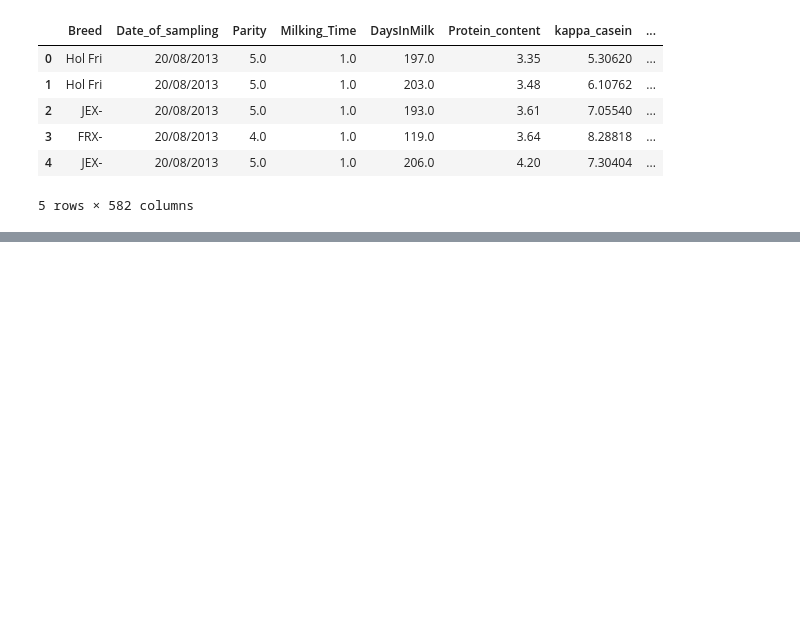
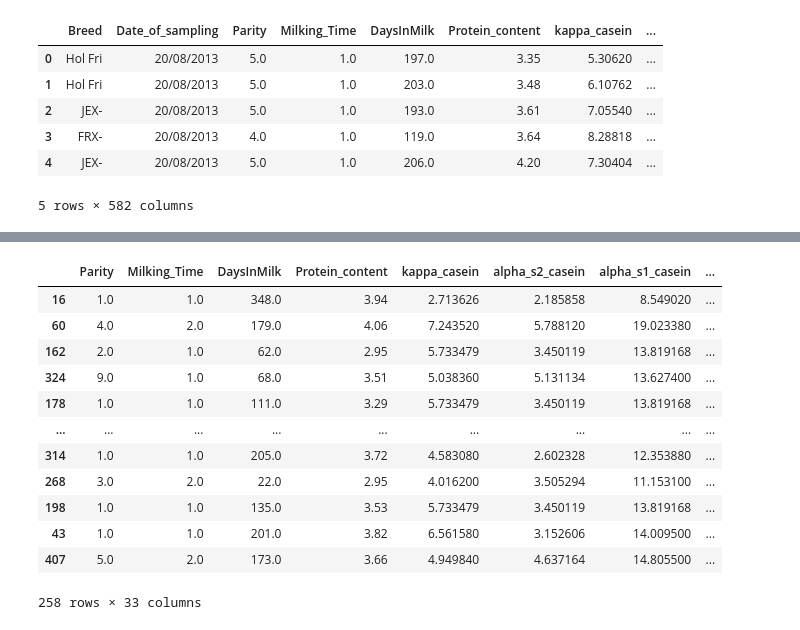
Before and after one commit to avd1729/Milky-way-of-Deep-Learning, a Jupyter notebook: Milky-way-of-Deep-Learning/notebooks/β Lactoglobulin B/notebook.ipynb, the cells around one changed output, grey strips where cells are left out. Saved outputs shown, nothing was run; the diff lists cells and outputs as text; code cells hidden in the pictures; blank space fills up the shorter version.

```diff
--- a/Milky-way-of-Deep-Learning/notebooks/β Lactoglobulin B/notebook.ipynb
+++ b/Milky-way-of-Deep-Learning/notebooks/β Lactoglobulin B/notebook.ipynb
@@ -40,0 +91,21 @@ data.head()
+# %%
+from sklearn.model_selection import train_test_split
+
+X_train_full, X_test, y_train_full, y_test = train_test_split(X, y, test_size=0.2, random_state=42)
+X_train, X_valid, y_train, y_valid = train_test_split(X_train_full, y_train_full, test_size=0.25, random_state=42)
+# %%
+X_train
+# %% [output]
+|  | Parity | Milking_Time | DaysInMilk | Protein_content | kappa_casein | alpha_s2_casein | alpha_s1_casein | ... |
+| 16 | 1.0 | 1.0 | 348.0 | 3.94 | 2.713626 | 2.185858 | 8.549020 | ... |
+| 60 | 4.0 | 2.0 | 179.0 | 4.06 | 7.243520 | 5.788120 | 19.023380 | ... |
+| 162 | 2.0 | 1.0 | 62.0 | 2.95 | 5.733479 | 3.450119 | 13.819168 | ... |
+| 324 | 9.0 | 1.0 | 68.0 | 3.51 | 5.038360 | 5.131134 | 13.627400 | ... |
+| 178 | 1.0 | 1.0 | 111.0 | 3.29 | 5.733479 | 3.450119 | 13.819168 | ... |
+| ... | ... | ... | ... | ... | ... | ... | ... | ... |
+| 314 | 1.0 | 1.0 | 205.0 | 3.72 | 4.583080 | 2.602328 | 12.353880 | ... |
+| 268 | 3.0 | 2.0 | 22.0 | 2.95 | 4.016200 | 3.505294 | 11.153100 | ... |
+| 198 | 1.0 | 1.0 | 135.0 | 3.53 | 5.733479 | 3.450119 | 13.819168 | ... |
+| 43 | 1.0 | 1.0 | 201.0 | 3.82 | 6.561580 | 3.152606 | 14.009500 | ... |
+| 407 | 5.0 | 2.0 | 173.0 | 3.66 | 4.949840 | 4.637164 | 14.805500 | ... |
+258 rows × 33 columns
```
Also changed, not shown: parts of 14 cells of this notebook.
